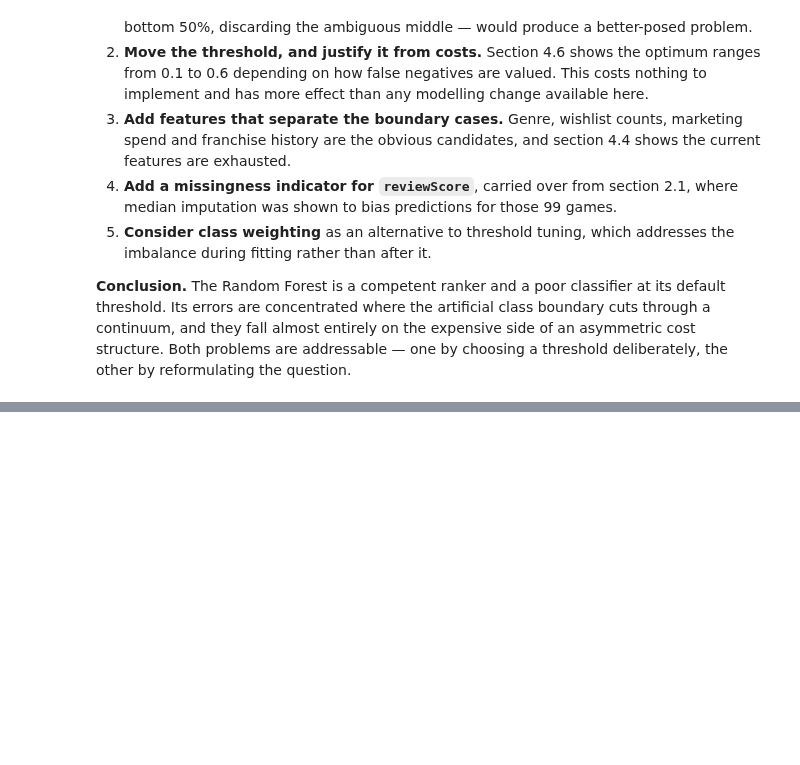
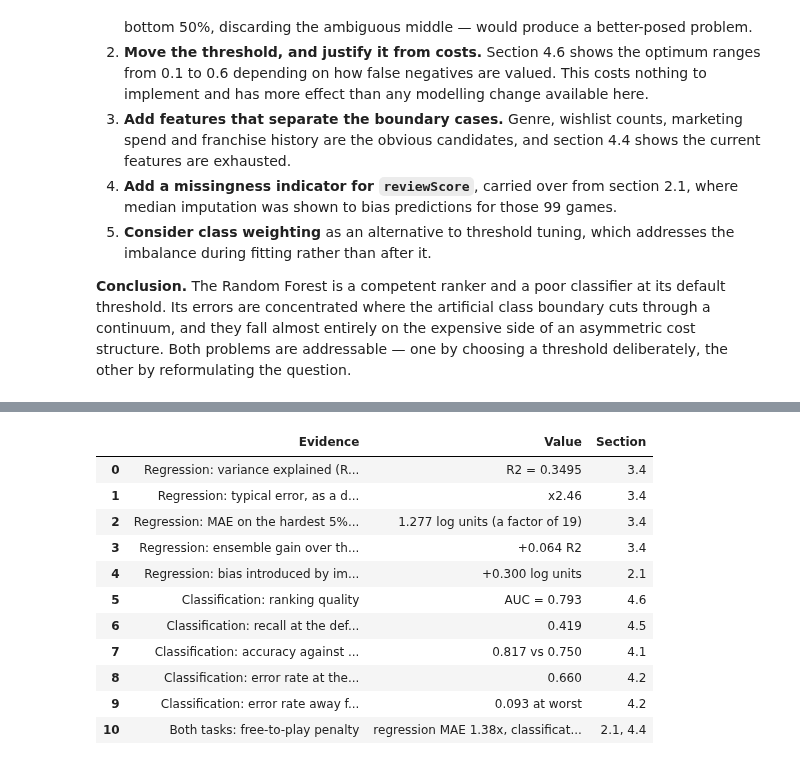
Before and after one commit to shonmazon/Data_Science, a Jupyter notebook: assignment2-error-analysis/notebooks/steam_error_analysis.ipynb, the cells around one changed output, grey strips where cells are left out. Saved outputs shown, nothing was run; the diff lists cells and outputs as text; code cells hidden in the pictures; blank space fills up the shorter version.

```diff
--- a/assignment2-error-analysis/notebooks/steam_error_analysis.ipynb
+++ b/assignment2-error-analysis/notebooks/steam_error_analysis.ipynb
@@ -1990,0 +2003,48 @@ choosing a threshold deliberately, the other by reformulating the question.
+# %%
+random_forest_regression = games[REGRESSION_TARGET] - model_predictions["Random Forest"]
+hardest_regression = errors["absError"] >= errors["absError"].quantile(0.95)
+free_to_play = games["isFreeToPlay"]
+
+evidence = pd.DataFrame(
+    [
+        ("Regression: variance explained (Random Forest)",
+         f"R2 = {metrics_table.loc['Random Forest', 'R2']:.4f}", "3.4"),
+        ("Regression: typical error, as a dollar factor",
+         f"x{metrics_table.loc['Random Forest', 'Median error factor']:.2f}", "3.4"),
+        ("Regression: MAE on the hardest 5% of games",
+         f"{random_forest_regression[hardest_regression].abs().mean():.3f} log units "
+         f"(a factor of {10 ** random_forest_regression[hardest_regression].abs().mean():.0f})", "3.4"),
+        ("Regression: ensemble gain over the linear baseline",
+         f"{metrics_table.loc['Random Forest', 'R2'] - metrics_table.loc['Linear Regression', 'R2']:+.3f} R2", "3.4"),
+        ("Regression: bias introduced by imputing reviewScore",
+         f"{errors.loc[errors['reviewScore'].isna(), 'residual'].mean():+.3f} log units", "2.1"),
+        ("Classification: ranking quality",
+         f"AUC = {roc_auc_score(class_target, random_forest_probability):.3f}", "4.6"),
+        ("Classification: recall at the default threshold",
+         f"{sweep.loc[0.5, 'Recall']:.3f}", "4.5"),
+        ("Classification: accuracy against the majority-class floor",
+         f"0.817 vs {(class_target == 0).mean():.3f}", "4.1"),
+        ("Classification: error rate at the class boundary (decile 9)",
+         f"{decile_errors.loc[9, 'Error rate']:.3f}", "4.2"),
+        ("Classification: error rate away from it (deciles 1-7)",
+         f"{decile_errors.loc[1:7, 'Error rate'].max():.3f} at worst", "4.2"),
+        ("Both tasks: free-to-play penalty",
+         f"regression MAE {errors.loc[free_to_play, 'absError'].mean() / errors.loc[~free_to_play, 'absError'].mean():.2f}x, "
+         f"classification error rate {(1 - is_correct[free_to_play].mean()) / (1 - is_correct[~free_to_play].mean()):.2f}x", "2.1, 4.4"),
+    ],
+    columns=["Evidence", "Value", "Section"],
+)
+evidence
+# %% [output]
+|  | Evidence | Value | Section |
+| 0 | Regression: variance explained (R... | R2 = 0.3495 | 3.4 |
+| 1 | Regression: typical error, as a d... | x2.46 | 3.4 |
+| 2 | Regression: MAE on the hardest 5%... | 1.277 log units (a factor of 19) | 3.4 |
+| 3 | Regression: ensemble gain over th... | +0.064 R2 | 3.4 |
+| 4 | Regression: bias introduced by im... | +0.300 log units | 2.1 |
+| 5 | Classification: ranking quality | AUC = 0.793 | 4.6 |
+| 6 | Classification: recall at the def... | 0.419 | 4.5 |
+| 7 | Classification: accuracy against ... | 0.817 vs 0.750 | 4.1 |
+| 8 | Classification: error rate at the... | 0.660 | 4.2 |
+| 9 | Classification: error rate away f... | 0.093 at worst | 4.2 |
+| 10 | Both tasks: free-to-play penalty | regression MAE 1.38x, classificat... | 2.1, 4.4 |
```
Also changed, not shown: parts of 8 cells of this notebook, 2 other files.
